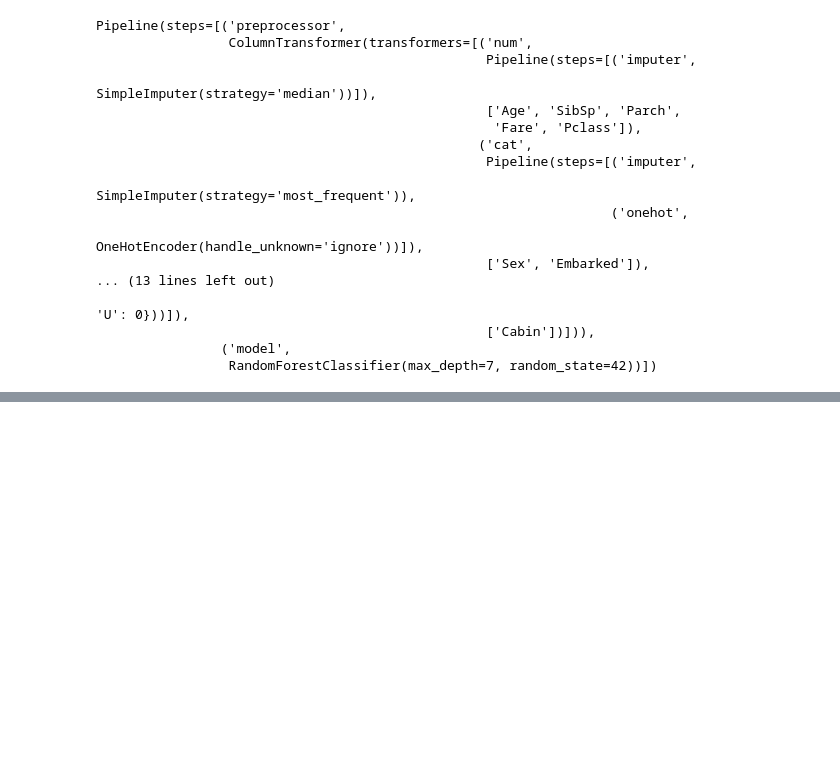
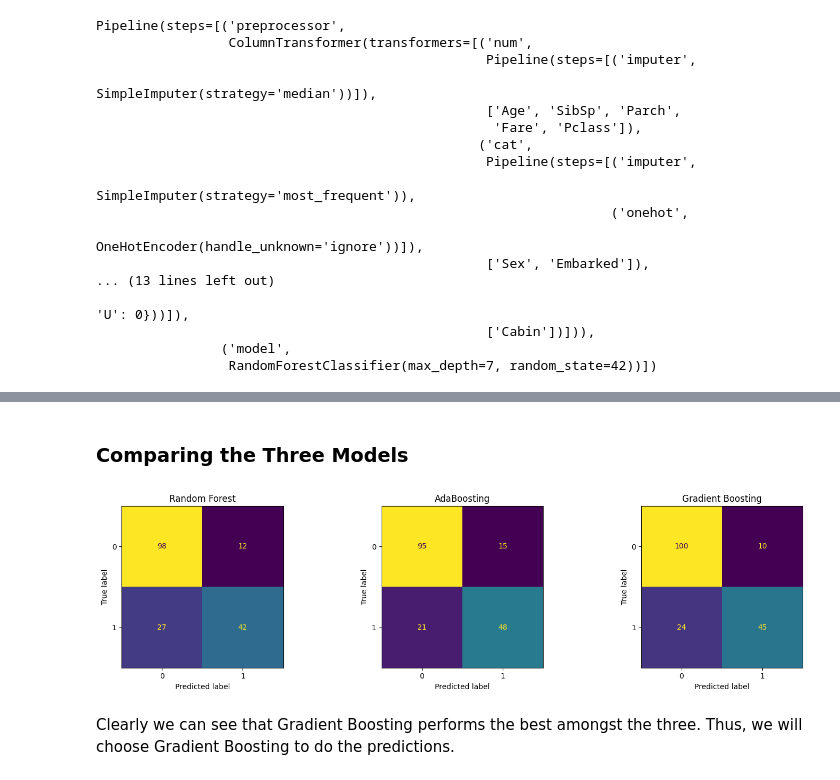
Before and after one commit to Sohampande/Titanic, a Jupyter notebook: Main Code Base.ipynb, the cells around one changed output, grey strips where cells are left out. Drawn from its saved outputs; the diff is of its cells as text; code cells hidden in the pictures; blank space fills up the shorter version.

```diff
--- a/Main Code Base.ipynb
+++ b/Main Code Base.ipynb
@@ -364,0 +439,5 @@ sumbmission.to_csv('submission.csv', index=False)
+# %%
+from sklearn.metrics import confusion_matrix, accuracy_score, roc_curve, RocCurveDisplay, roc_auc_score
+
+y_pred3 = model3_pipeline.predict(X_test)
+roc_auc_score(y_test, y_pred3)
@@ -364,0 +455,31 @@ sumbmission.to_csv('submission.csv', index=False)
+# %% [markdown]
+### Comparing the Three Models
+# %%
+from sklearn.metrics import confusion_matrix, ConfusionMatrixDisplay
+
+
+# Compute confusion matrices
+cm1 = confusion_matrix(y_test, y_pred1)
+cm2 = confusion_matrix(y_test, y_pred2)
+cm3 = confusion_matrix(y_test, y_pred3)
+
+# Create subplot grid
+fig, axes = plt.subplots(1, 3, figsize=(15, 4))
+
+# Plot each confusion matrix
+titles = ["Random Forest", "AdaBoosting", "Gradient Boosting"]
+cms = [cm1, cm2, cm3]
+
+for ax, cm, title in zip(axes, cms, titles):
+    disp = ConfusionMatrixDisplay(confusion_matrix=cm)
+    disp.plot(ax=ax, colorbar=False)
+    ax.set_title(title, fontsize=12)
+    ax.set_xlabel("Predicted label")
+    ax.set_ylabel("True label")
+
+plt.tight_layout()
+plt.show()
+# %% [output]
+[figure, added]
+# %% [markdown]
+Clearly we can see that Gradient Boosting performs the best amongst the three. Thus, we will choose Gradient Boosting to do the predictions.
```
Also changed, not shown: parts of 34 cells of this notebook.
